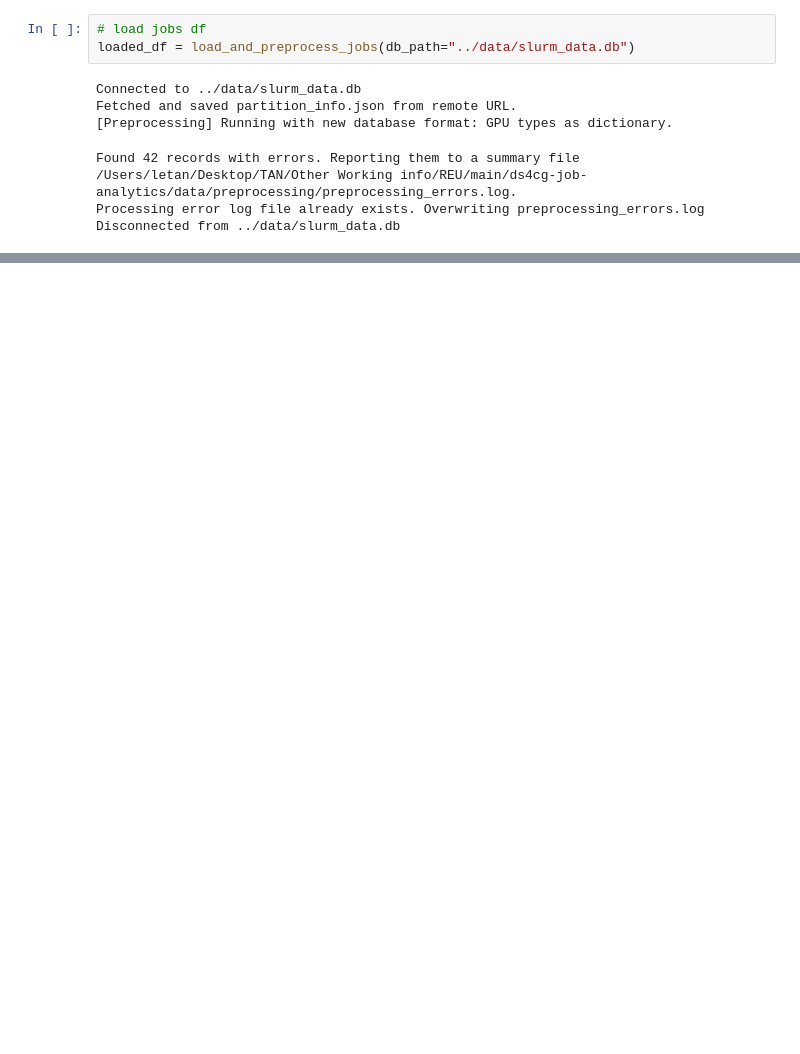
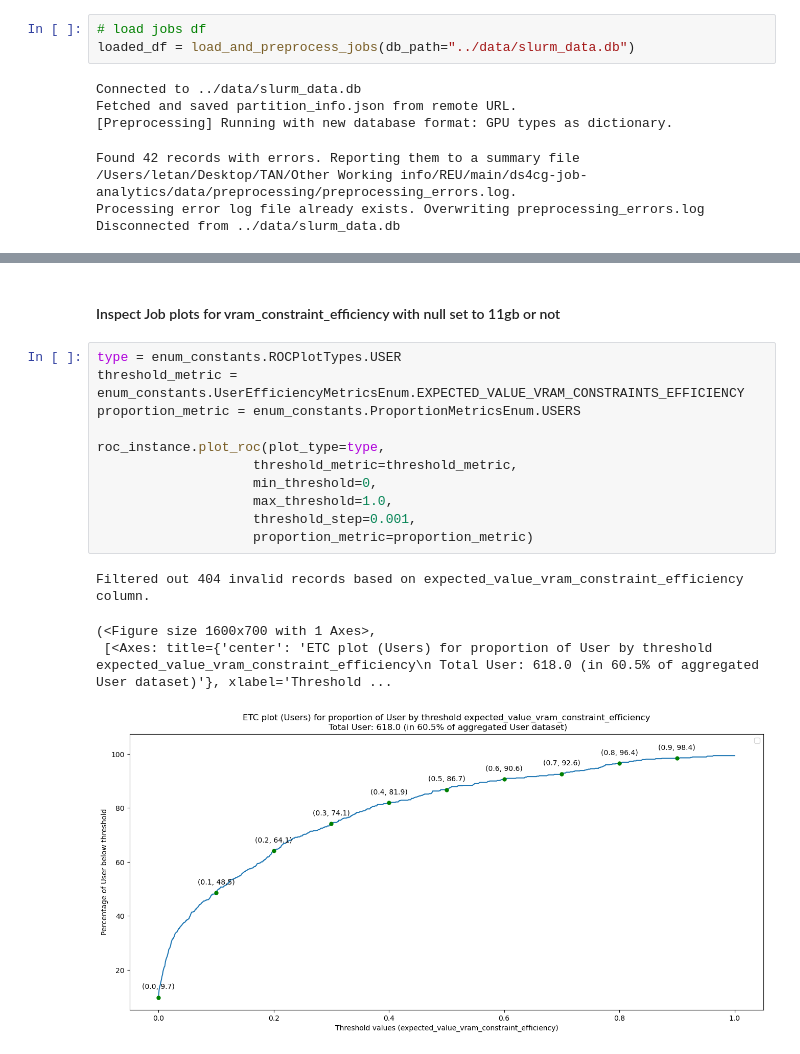
Before and after one commit to UnityHPC/ds4cg-job-analytics, a Jupyter notebook: notebooks/ROC Plot.ipynb, the cells around one changed output, grey strips where cells are left out. Cells and saved outputs as stored; diff of their text form; blank space fills up the shorter version.

```diff
--- a/notebooks/ROC Plot.ipynb
+++ b/notebooks/ROC Plot.ipynb
@@ -697,0 +80,18 @@ Filtered out 575 invalid records based on alloc_vram_efficiency_score column.
+# %% [markdown]
+#### Inspect Job plots for vram_constraint_efficiency with null set to 11gb or not ####
+# %%
+type = enum_constants.ROCPlotTypes.USER
+threshold_metric = enum_constants.UserEfficiencyMetricsEnum.EXPECTED_VALUE_VRAM_CONSTRAINTS_EFFICIENCY
+proportion_metric = enum_constants.ProportionMetricsEnum.USERS
+
+roc_instance.plot_roc(plot_type=type,
+                    threshold_metric=threshold_metric,
+                    min_threshold=0,
+                    max_threshold=1.0,
+                    threshold_step=0.001,
+                    proportion_metric=proportion_metric)
+# %% [output]
+Filtered out 404 invalid records based on expected_value_vram_constraint_efficiency column.
+(<Figure size 1600x700 with 1 Axes>,
+ [<Axes: title={'center': 'ETC plot (Users) for proportion of User by threshold expected_value_vram_constraint_efficiency\n Total User: 618.0 (in 60.5% of aggregated User dataset)'}, xlabel='Threshold ...
+[figure, added]
```
Also changed, not shown: parts of 62 cells of this notebook, 1 other file.
